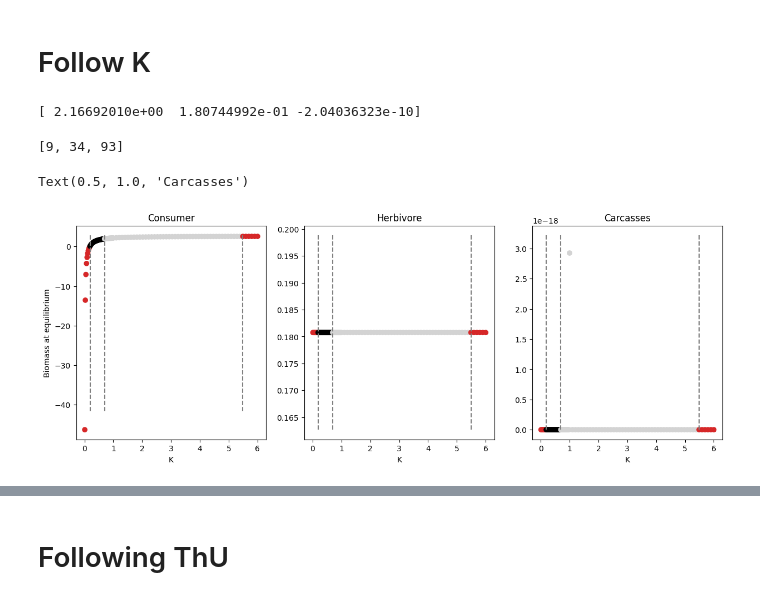
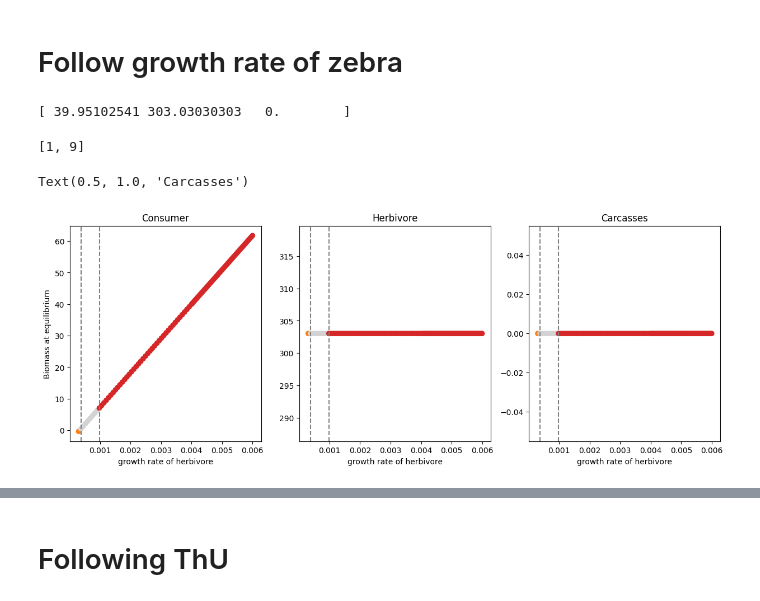
Before and after one commit to linh-phuong/pulsation, a Jupyter notebook: toymodels/toymodel1.ipynb, the cells around one changed output, grey strips where cells are left out. Cells and saved outputs as stored; diff of their text form; code cells hidden in the pictures.

```diff
--- a/toymodels/toymodel1.ipynb
+++ b/toymodels/toymodel1.ipynb
@@ -10,4 +15,4 @@ from tools_eco import followpars, followpars_with_eqnature, foodweb, foodweb_jac
 # %%
-pars_test = Config(dict(muC=0.01, muH=0.01, eH=0.3, aH=1, pCH=1.2,
-                   omegaH=0.2, ThH=1, ThU=0.1, omegaU=0.3, eU=0.3,
-                   pCU=0.2, aU=0.1, rH=0.5, K=0.6, nu=0.1))
+pars_test = Config(dict(muC=2e-2, muH=3e-4, eH=0.8, aH=1e-4, ThH=7,
+                        eU=0.8, aU=1e-3, ThU=5, rH=4e-3, K=3000, nu=7e-2, b = 0))
+y0 = [500, 1000, 2000]
@@ -14,8 +47,11 @@ pars_test = Config(dict(muC=0.01, muH=0.01, eH=0.3, aH=1, pCH=1.2,
 # %%
-y0 = [0.1, 0.21, 2]
-Tmax = 8000
-tspan = np.linspace(0, Tmax, 2000)
-
-sol0 = solve_ivp(lambda t, y: foodweb(y, pars_test), [0, Tmax], y0,t_eval=tspan)
-sol0.y[0, -1], sol0.y[1, -1], sol0.y[2, -1]
+Tmax = 5000
+tspan = np.linspace(0, Tmax, 1000)
+rhs = lambda t, y: foodweb(y, pars_test, holling_ii_H, holling_ii_U)
+sol0 = solve_ivp(rhs, [0, Tmax], [500, 1000, 2000], t_eval=tspan)
+foo = root(lambda y: foodweb(y, pars_test, holling_ii_H, holling_ii_U), [3000, 1000, 0])
+print(foo.x)
+print(foo.success)
+sol1 = solve_ivp(rhs, [0, Tmax], [500, 1000, 1000], t_eval=tspan)
+sol2 = solve_ivp(rhs, [0, Tmax], [500, 1000, 5000], t_eval=tspan)
 # %% [output]
@@ -37,41 +92,41 @@ plt.show()
 # %% [markdown]
-# Follow K
+# Follow growth rate of zebra
 # %%
-pars = Config(dict(muC=0.01, muH=0.01, eH=0.3, aH=1, pCH=1.2,
-                   omegaH=0.2, ThH=1, ThU=0.1, omegaU=0.3, eU=0.3,
-                   pCU=0.2, aU=0.1, rH=0.5, K=1, nu=0.1))
-y0 = [1.9, 0.21, 2]
-eq = root(foodweb, y0, args=(pars,))
+pars = Config(dict(muC=2e-2, muH=3e-4, eH=0.8, aH=1e-4, ThH=7,
+                        eU=0.8, aU=1e-3, ThU=5, rH=4e-3, K=3000, nu=7e-2, b = 0))
+y0 = [3000, 1000, 0]
+eq = root(lambda y: foodweb(y, pars, holling_ii_H, holling_ii_U), y0)
 print(eq.x)
-bp1, e1, n1, c1 = followpars_with_eqnature(foodweb, foodweb_jacobian, pars, 'K',
-                                          np.linspace(1, 6, 50), eq.x)
-bp2, e2, n2, c2 = followpars_with_eqnature(foodweb, foodweb_jacobian, pars, 'K',
-                                          np.linspace(1, 0.01, 50), eq.x)
+bp1, e1, n1, c1 = followpars_with_eqnature(foodweb, holling_ii_H, holling_ii_U, foodweb_jacobian,
+                                           pars, 'rH', np.linspace(4e-3, 6e-3, 50), eq.x)
+bp2, e2, n2, c2 = followpars_with_eqnature(foodweb, holling_ii_H, holling_ii_U, foodweb_jacobian,
+                                           pars, 'rH', np.linspace(4e-3, 3e-4, 50), eq.x)
 eKlist   = bp2[::-1] + bp1[1:]
 eqK      = np.vstack([e2[::-1], e1[1:]])
 eqnatcol = c2[::-1] + c1[1:]
 eqnature = n2[::-1] + n1[1:]
 # %% [output]
-[ 2.16692010e+00  1.80744992e-01 -2.04036323e-10]
+[ 39.95102541 303.03030303   0.        ]
 # %%
 idx = [i for i in range(1, len(eqnature)) if eqnature[i] != eqnature[i-1]]
 idx#, eKlist[idx[0]], eKlist[idx[1]], eKlist[idx[2]]
 # %% [output]
-[9, 34, 93]
+[1, 9]
 # %%
 fig, axes = plt.subplots(nrows=1, ncols=3, figsize=(15, 5))
 for i, ax in enumerate(axes):
     ax.scatter(eKlist, eqK[:, i], color = eqnatcol)
-    ax.set_xlabel('K')
+    ax.set_xlabel('growth rate of herbivore')
     ymin = min(eqK[:, i]) - min(eqK[:, i])/10
     ymax = max(eqK[:, i]) + max(eqK[:, i])/10
-    ax.vlines(x=[eKlist[i] for i in idx], ymin=ymin,
-              ymax=ymax, color='gray', linestyles='dashed')
+    for k in idx:
+        ax.axvline(x=eKlist[k], color='gray', linestyle='dashed')
+    #ax.axvline(x = 8e-4, color='red', linestyle='dashed')
 axes[0].set_title('Consumer')
 axes[0].set_ylabel('Biomass at equilibrium')
 axes[1].set_title('Herbivore')
 axes[2].set_title('Carcasses')
 # %% [output]
 Text(0.5, 1.0, 'Carcasses')
-[figure, old version]
+[figure, new version]
 # %%
```
Also changed, not shown: parts of 36 cells of this notebook, 2 other files.
